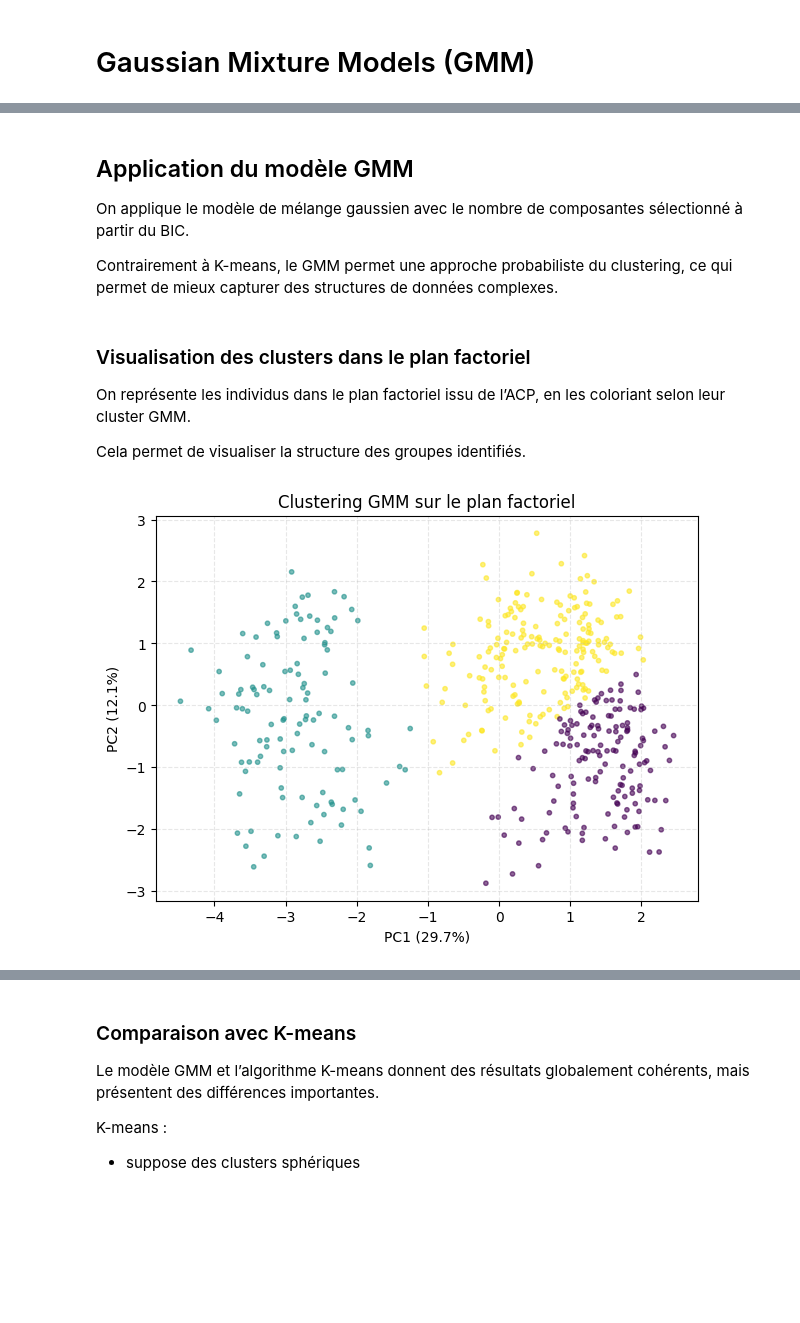
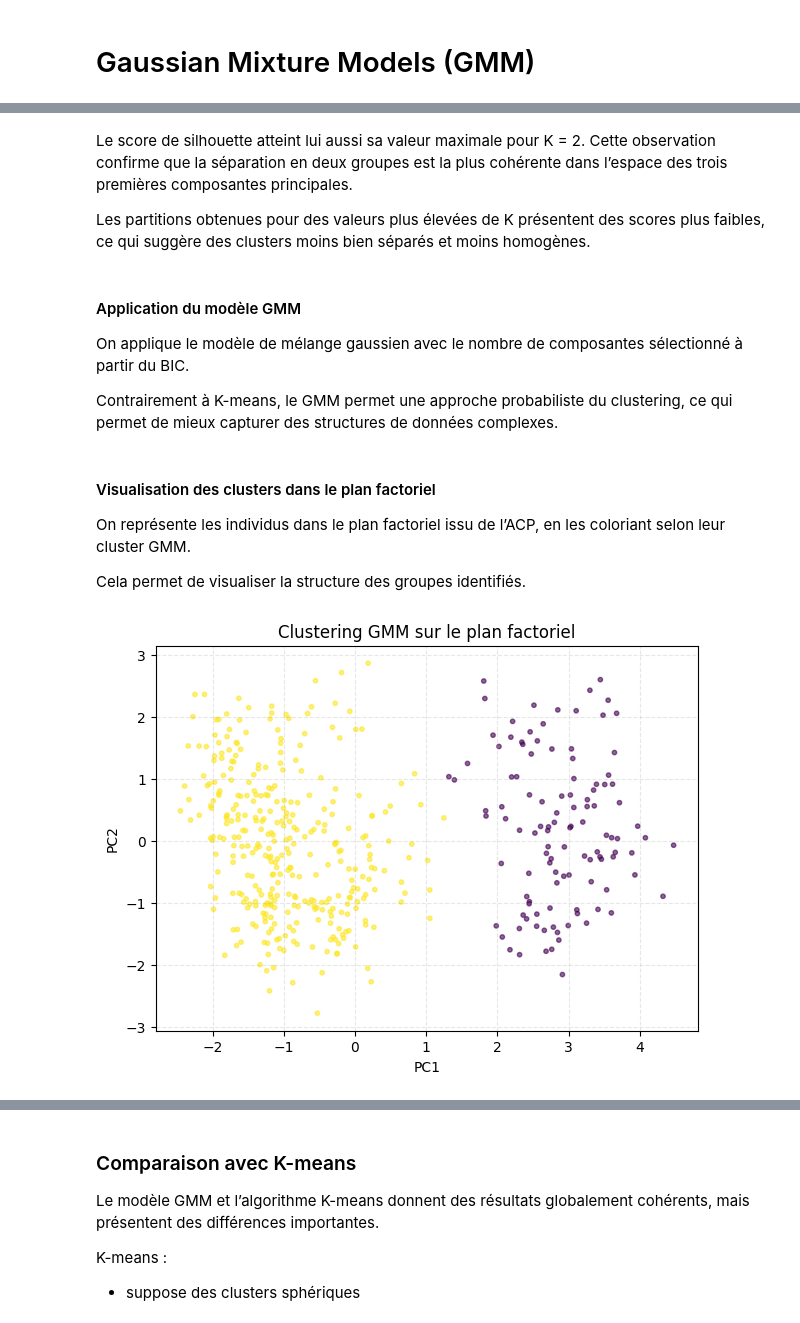
Before and after one commit to AhmedBousbih/Projet-analyse-de-donn-es, a Jupyter notebook: Projet_Analyse_de_données.ipynb, the cells around one changed output, grey strips where cells are left out. Saved outputs shown, nothing was run; the diff lists cells and outputs as text; code cells hidden in the pictures; blank space fills up the shorter version.

```diff
--- a/Projet_Analyse_de_données.ipynb
+++ b/Projet_Analyse_de_données.ipynb
@@ -747,5 +794,9 @@ Ainsi, on retient K = 3 comme nombre optimal de clusters pour le modèle GMM.
+# %% [markdown]
+Le score de silhouette atteint lui aussi sa valeur maximale pour K = 2. Cette observation confirme que la séparation en deux groupes est la plus cohérente dans l’espace des trois premières composantes principales.
+
+Les partitions obtenues pour des valeurs plus élevées de K présentent des scores plus faibles, ce qui suggère des clusters moins bien séparés et moins homogènes.
 # %% [markdown]
-## Application du modèle GMM
+#### Application du modèle GMM
 
 On applique le modèle de mélange gaussien avec le nombre de composantes sélectionné à partir du BIC.
 
@@ -758,46 +804,43 @@ clusters_gmm = gmm.fit_predict(projected)
 # %% [markdown]
-### Visualisation des clusters dans le plan factoriel
+#### Visualisation des clusters dans le plan factoriel
 
 On représente les individus dans le plan factoriel issu de l’ACP, en les coloriant selon leur cluster GMM.
 
 Cela permet de visualiser la structure des groupes identifiés.
 # %%
-from sklearn.decomposition import PCA
-from sklearn.preprocessing import StandardScaler
 from sklearn.mixture import GaussianMixture
 
-# --- 1. Préparation des données ---
+# On utilise les 3 premières composantes de l'ACP
+X_gmm = projected.iloc[:, :3]
 
-X = df[quant_cols].dropna()
+K = 2 # choisi à partir du BIC
 
-scaler = StandardScaler()
-X_scaled = scaler.fit_transform(X)
+gmm = GaussianMixture(
+    n_components=K,
+    n_init=3,
+    random_state=42
+)
 
-# --- 2. PCA ---
+clusters_gmm = gmm.fit_predict(X_gmm)
 
-pca = PCA(n_components=2)
-projected = pca.fit_transform(X_scaled)
-
-# --- 3. GMM ---
-
-K = 3
-
-gmm = GaussianMixture(n_components=K, n_init=3, random_state=0)
-clusters_gmm = gmm.fit_predict(projected)
-
-# --- 4. Visualisation ---
+# Visualisation sur le plan factoriel PC1-PC2
 
 plt.figure(figsize=(7,5))
 
-plt.scatter(projected[:, 0], projected[:, 1],
-            c=clusters_gmm, s=10, alpha=0.6)
+plt.scatter(
+    projected.iloc[:, 0],
+    projected.iloc[:, 1],
+    c=clusters_gmm,
+    s=10,
+    alpha=0.6
+)
 
-plt.xlabel(f"PC1 ({pca.explained_variance_ratio_[0]*100:.1f}%)")
-plt.ylabel(f"PC2 ({pca.explained_variance_ratio_[1]*100:.1f}%)")
+plt.xlabel("PC1")
+plt.ylabel("PC2")
 plt.title("Clustering GMM sur le plan factoriel")
 
 plt.grid(True, linestyle="--", alpha=0.3)
 plt.show()
 # %% [output]
-[figure, old version]
+[figure, new version]
 # %% [markdown]
```
Also changed, not shown: parts of 26 cells of this notebook.
